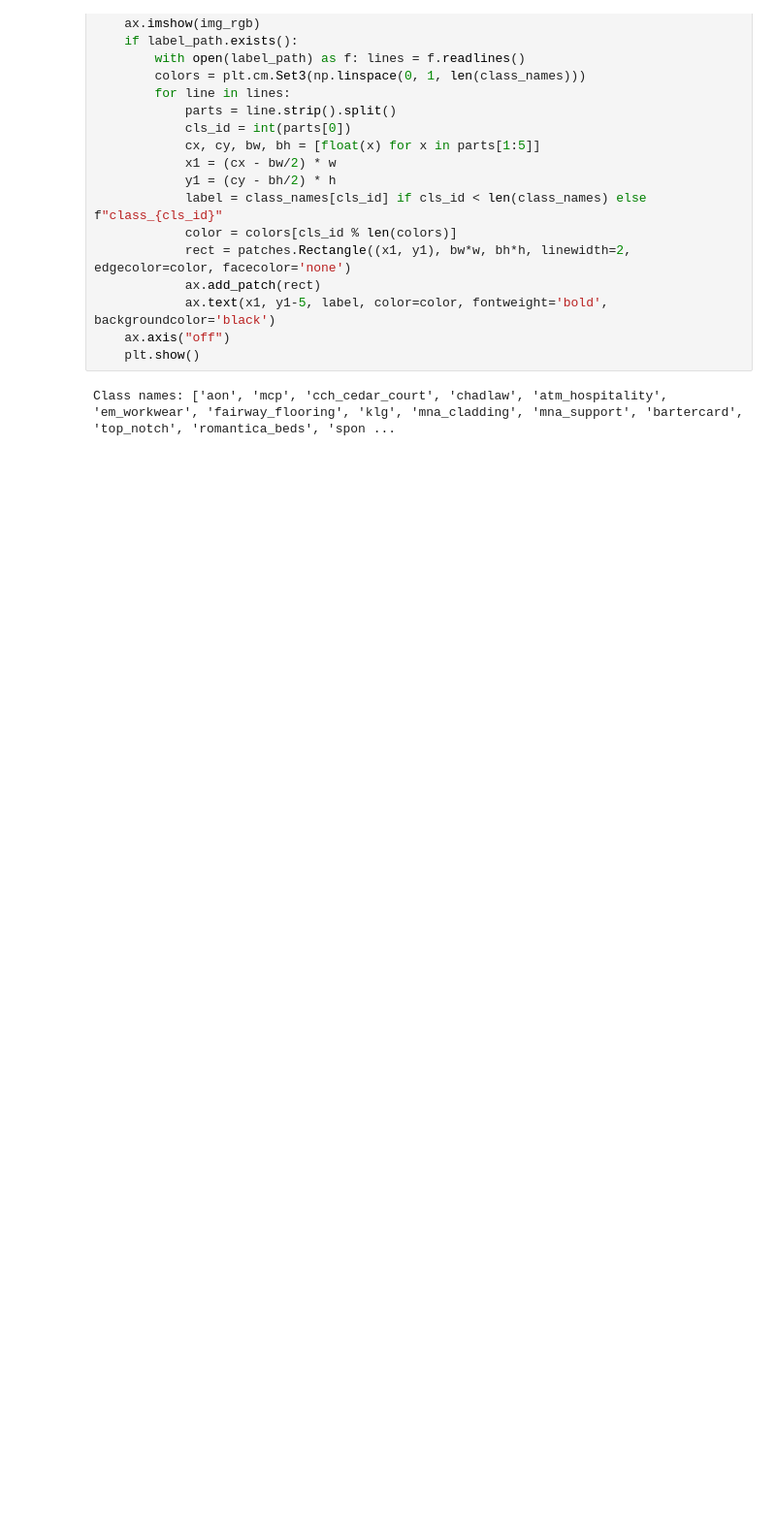
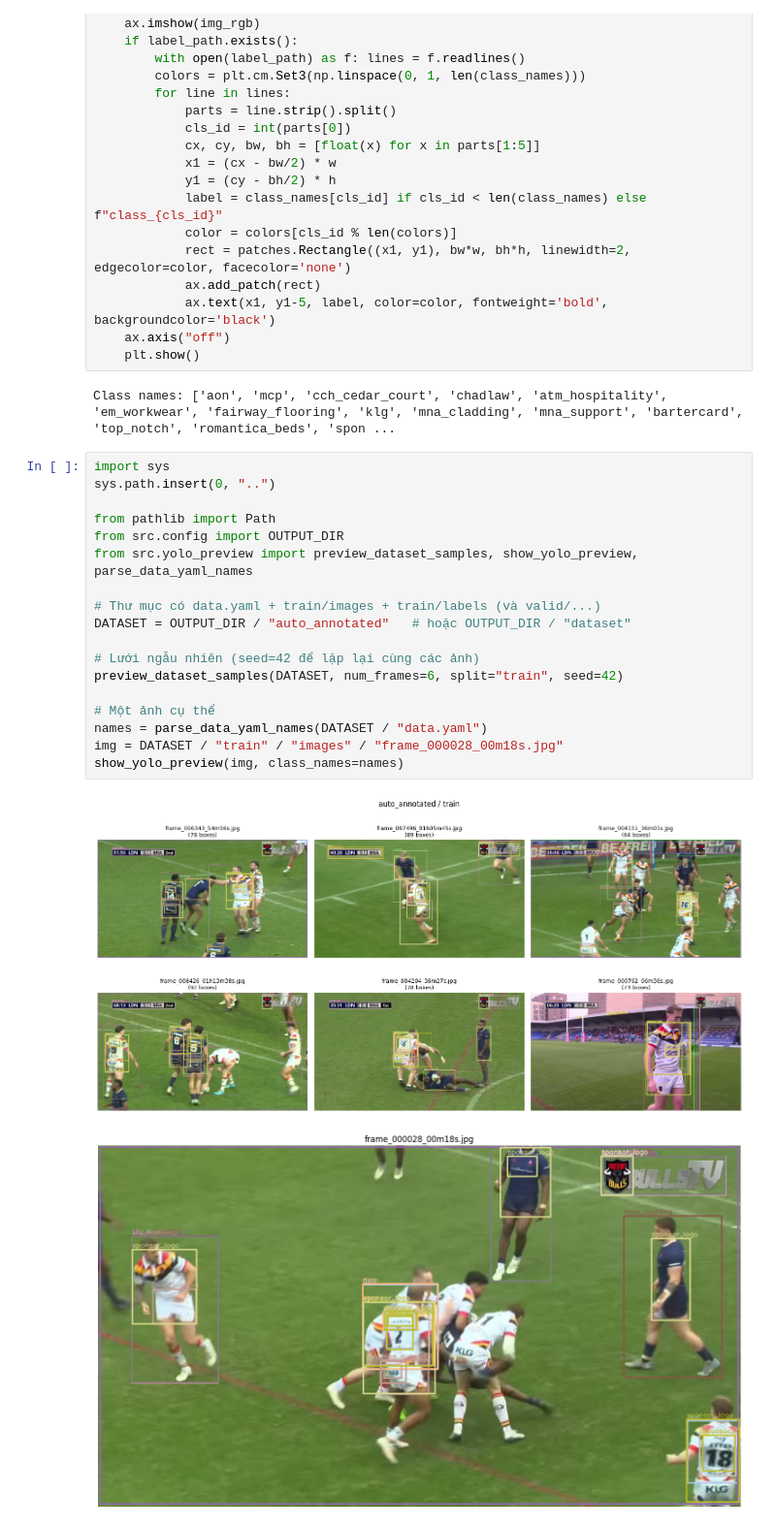
Before and after one commit to hoamx2602/bradford_bulls, a Jupyter notebook: notebooks/02b_auto_annotate.ipynb, the cells around one changed output. Shown at 97% size. Cells and saved outputs as stored; diff of their text form; blank space fills up the shorter version.

Commit message:
feat: handle auto annotation

```diff
--- a/notebooks/02b_auto_annotate.ipynb
+++ b/notebooks/02b_auto_annotate.ipynb
@@ -216,3 +216,24 @@ def visualize_annotation(image_path, label_path, class_names):
     plt.show()
 # %% [output]
 Class names: ['aon', 'mcp', 'cch_cedar_court', 'chadlaw', 'atm_hospitality', 'em_workwear', 'fairway_flooring', 'klg', 'mna_cladding', 'mna_support', 'bartercard', 'top_notch', 'romantica_beds', 'spon ...
+# %%
+import sys
+sys.path.insert(0, "..")
+
+from pathlib import Path
+from src.config import OUTPUT_DIR
+from src.yolo_preview import preview_dataset_samples, show_yolo_preview, parse_data_yaml_names
+
+# Thư mục có data.yaml + train/images + train/labels (và valid/...)
+DATASET = OUTPUT_DIR / "auto_annotated"   # hoặc OUTPUT_DIR / "dataset"
+
+# Lưới ngẫu nhiên (seed=42 để lặp lại cùng các ảnh)
+preview_dataset_samples(DATASET, num_frames=6, split="train", seed=42)
+
+# Một ảnh cụ thể
+names = parse_data_yaml_names(DATASET / "data.yaml")
+img = DATASET / "train" / "images" / "frame_000028_00m18s.jpg"
+show_yolo_preview(img, class_names=names)
+# %% [output]
+[figure, added]
+[figure, added]
```
Also changed, not shown: 3 other files.
